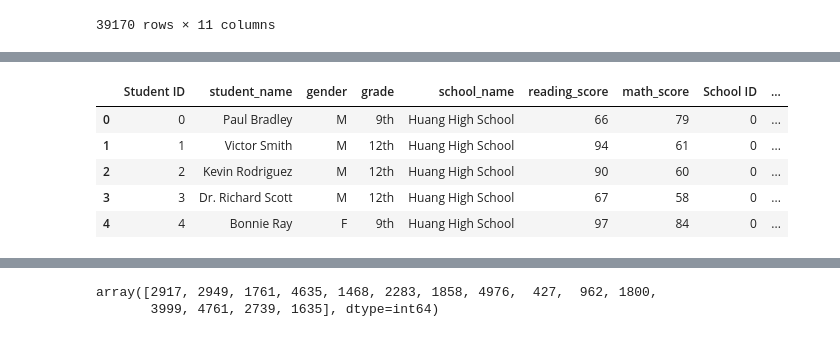
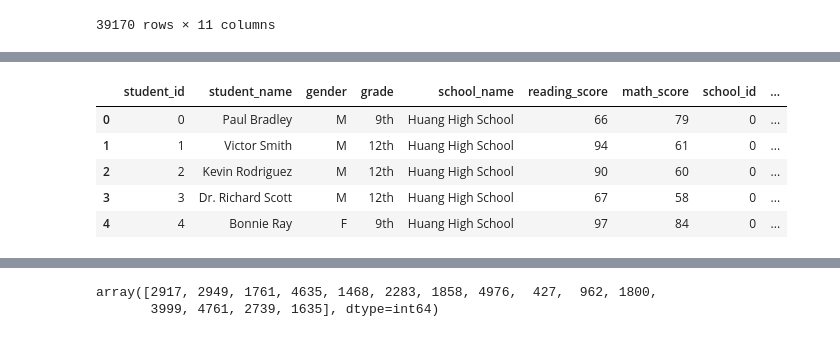
Before and after one commit to daviddamon/pandas-challenge, a Jupyter notebook: PyCitySchools/PyCitySchools_starter.ipynb, the cells around one changed output, grey strips where cells are left out. Drawn from its saved outputs; the diff is of its cells as text; code cells hidden in the pictures.

```diff
--- a/PyCitySchools/PyCitySchools_starter.ipynb
+++ b/PyCitySchools/PyCitySchools_starter.ipynb
@@ -78,9 +36,11 @@ school_data_complete_df.describe()
-# %%
-school_data_complete_df.head()
-# %% [output]
-|  | Student ID | student_name | gender | grade | school_name | reading_score | math_score | School ID | ... |
-| 0 | 0 | Paul Bradley | M | 9th | Huang High School | 66 | 79 | 0 | ... |
-| 1 | 1 | Victor Smith | M | 12th | Huang High School | 94 | 61 | 0 | ... |
-| 2 | 2 | Kevin Rodriguez | M | 12th | Huang High School | 90 | 60 | 0 | ... |
-| 3 | 3 | Dr. Richard Scott | M | 12th | Huang High School | 67 | 58 | 0 | ... |
-| 4 | 4 | Bonnie Ray | F | 9th | Huang High School | 97 | 84 | 0 | ... |
+# %%
+# eliminate spaces in column names
+df.rename(columns = {"Student ID":"student_id", "School ID":"school_id"}, inplace=True)
+df.head()
+# %% [output]
+|  | student_id | student_name | gender | grade | school_name | reading_score | math_score | school_id | ... |
+| 0 | 0 | Paul Bradley | M | 9th | Huang High School | 66 | 79 | 0 | ... |
+| 1 | 1 | Victor Smith | M | 12th | Huang High School | 94 | 61 | 0 | ... |
+| 2 | 2 | Kevin Rodriguez | M | 12th | Huang High School | 90 | 60 | 0 | ... |
+| 3 | 3 | Dr. Richard Scott | M | 12th | Huang High School | 67 | 58 | 0 | ... |
+| 4 | 4 | Bonnie Ray | F | 9th | Huang High School | 97 | 84 | 0 | ... |
```
Also changed, not shown: parts of 32 cells of this notebook.
